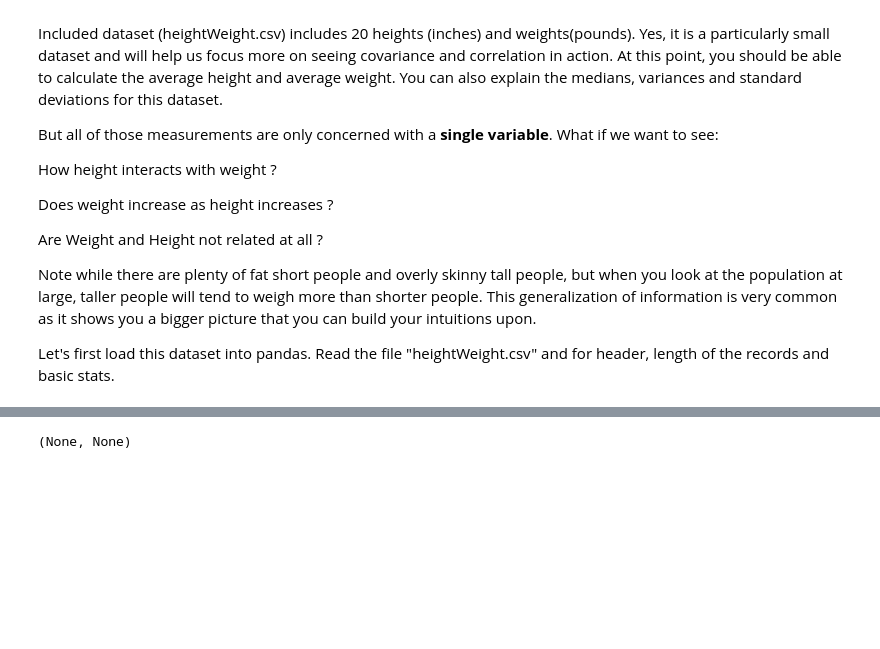
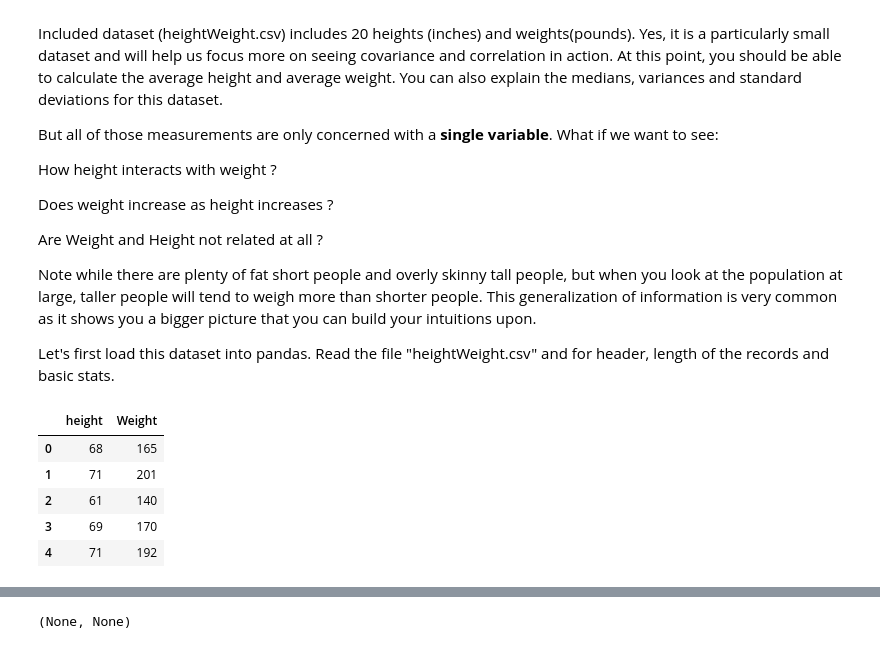
Before and after one commit to reascenda/ds-skills2-cov-corr-lab-london-ds-skills-111918, a Jupyter notebook: index.ipynb, the cells around one changed output, grey strips where cells are left out. Cells and saved outputs as stored; diff of their text form; code cells hidden in the pictures; blank space fills up the shorter version.

```diff
--- a/index.ipynb
+++ b/index.ipynb
@@ -28,25 +28,33 @@ Let's first load this dataset into pandas. Read the file "heightWeight.csv" and
 # %%
 # Load the dataset into pandas and perform basic inspection
 
 import pandas as pd
 
 df = pd.read_csv("./heightWeight.csv")
+df.head()
 # 20
 #    height  Weight
 # 0      68     165
 # 1      71     201
 # 2      61     140
 # 3      69     170
 # 4      71     192
 #           height      Weight
 # count  20.000000   20.000000
 # mean   66.850000  165.800000
 # std     5.112163   28.971129
 # min    58.000000  115.000000
 # 25%    63.250000  143.750000
 # 50%    68.500000  170.000000
 # 75%    71.000000  192.750000
 # max    74.000000  210.000000
+# %% [output]
+|  | height | Weight |
+| 0 | 68 | 165 |
+| 1 | 71 | 201 |
+| 2 | 61 | 140 |
+| 3 | 69 | 170 |
+| 4 | 71 | 192 |
 # %% [markdown]
 ### Calculate covariance
 
```
